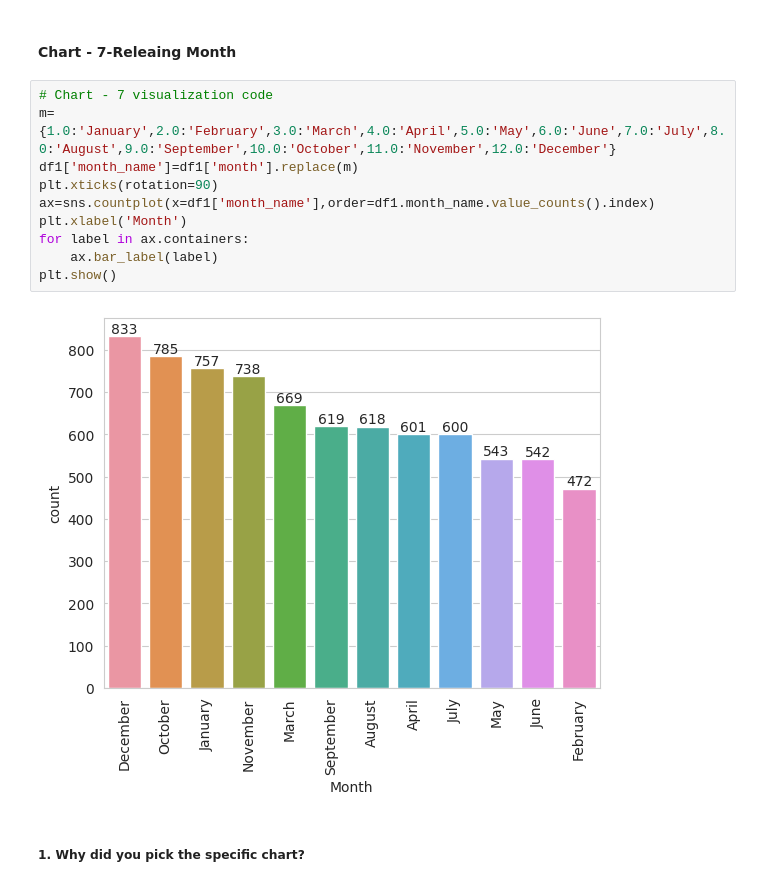
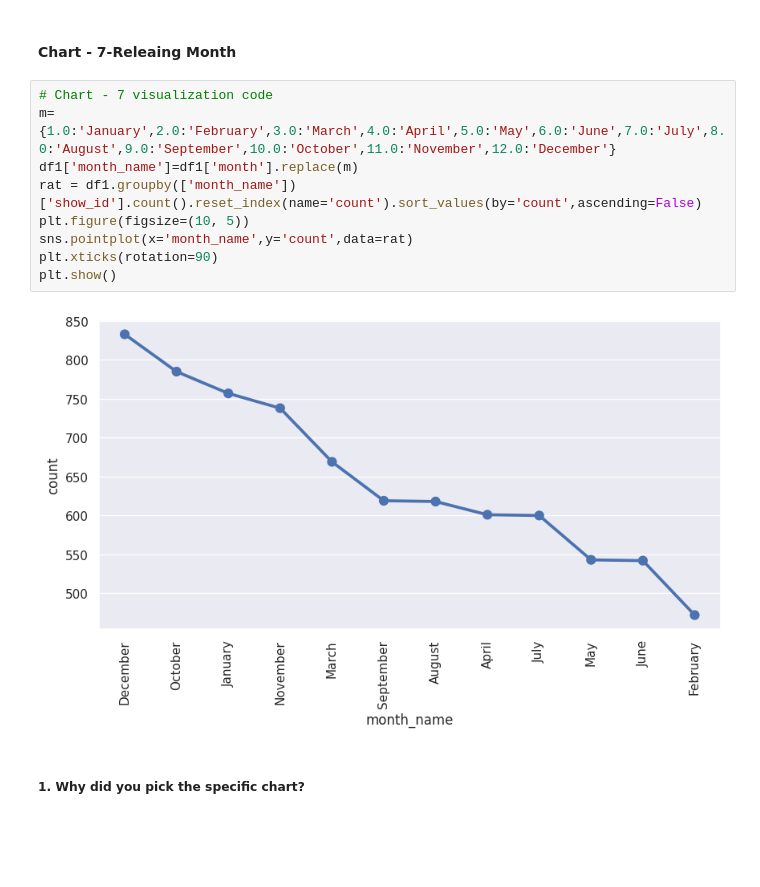
Before and after one commit to Jeetesh-KumarM/CAPSTONE-PROJECT--3--CLUSTERING, a Jupyter notebook: Netflix_Movies_and_TV_Shows_Clustering.ipynb, the cells around one changed output. Drawn from its saved outputs; the diff is of its cells as text; blank space fills up the shorter version.

```diff
--- a/Netflix_Movies_and_TV_Shows_Clustering.ipynb
+++ b/Netflix_Movies_and_TV_Shows_Clustering.ipynb
@@ -505,15 +500,14 @@ Answer Here
 # %%
 # Chart - 7 visualization code
 m={1.0:'January',2.0:'February',3.0:'March',4.0:'April',5.0:'May',6.0:'June',7.0:'July',8.0:'August',9.0:'September',10.0:'October',11.0:'November',12.0:'December'}
 df1['month_name']=df1['month'].replace(m)
+rat = df1.groupby(['month_name'])['show_id'].count().reset_index(name='count').sort_values(by='count',ascending=False)
+plt.figure(figsize=(10, 5))
+sns.pointplot(x='month_name',y='count',data=rat)
 plt.xticks(rotation=90)
-ax=sns.countplot(x=df1['month_name'],order=df1.month_name.value_counts().index)
-plt.xlabel('Month')
-for label in ax.containers:
-    ax.bar_label(label)
 plt.show()
 # %% [output]
-[figure, old version]
+[figure, new version]
 # %% [markdown]
 ##### 1. Why did you pick the specific chart?
 # %% [markdown]
```
Also changed, not shown: parts of 11 cells of this notebook.
